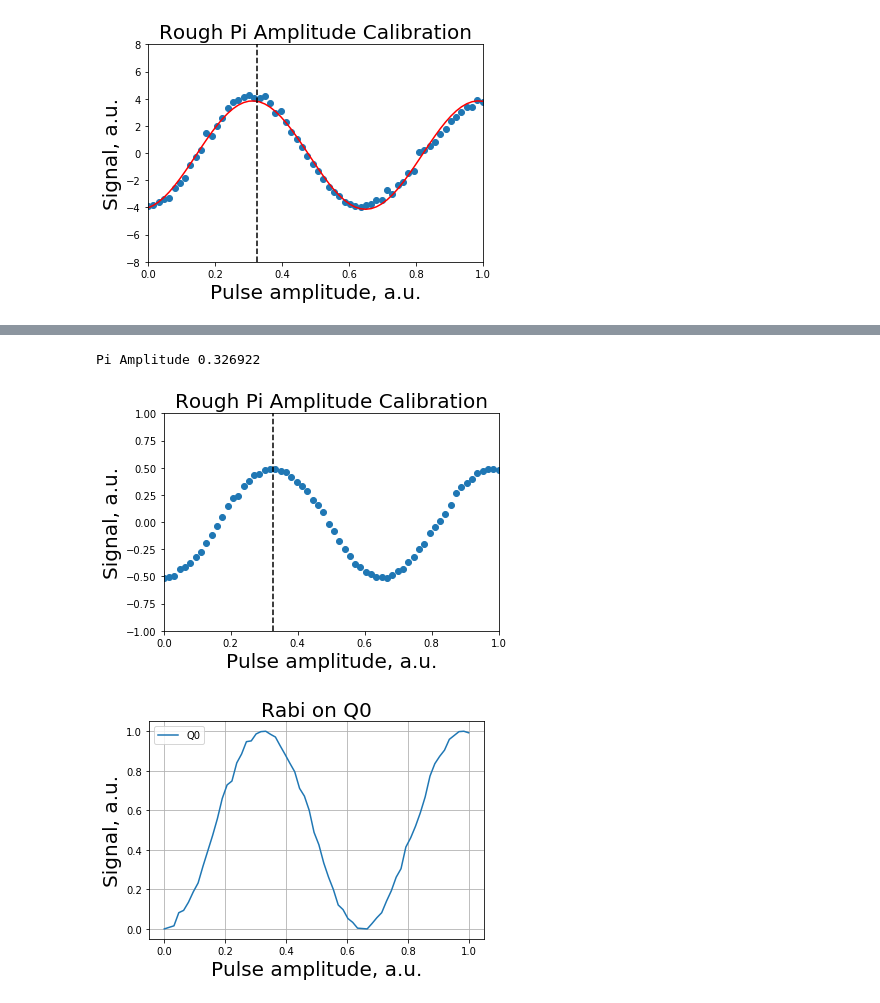
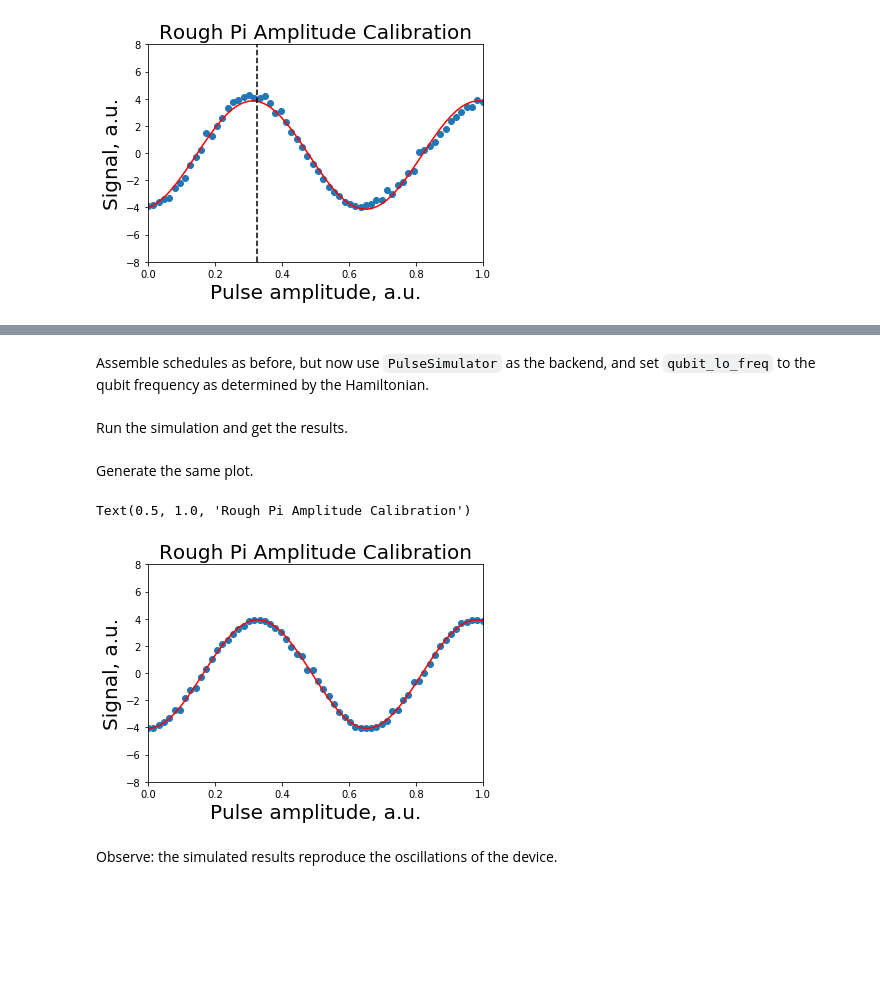
Before and after one commit to Qiskit/qiskit-tutorials, a Jupyter notebook: qiskit/advanced/aer/pulse_simulator_from_backend.ipynb, the cells around one changed output, grey strips where cells are left out. Cells and saved outputs as stored; diff of their text form; code cells hidden in the pictures; blank space fills up the shorter version.

```diff
--- a/qiskit/advanced/aer/pulse_simulator_from_backend.ipynb
+++ b/qiskit/advanced/aer/pulse_simulator_from_backend.ipynb
@@ -151,8 +175,9 @@ getattr(armonk_backend.configuration(), 'hamiltonian')['vars']['wq0'] = getattr(
 # %%
 armonk_model = PulseSystemModel.from_backend(armonk_backend)
+
+backend_sim = PulseSimulator()
-# %%
-# Get pulse simulator backend
-backend_sim = qiskit.Aer.get_backend('pulse_simulator')
+# %% [markdown]
+Assemble schedules as before, but now use `PulseSimulator` as the backend, and set `qubit_lo_freq` to the qubit frequency as determined by the Hamiltonian.
 # %%
 qubit_lo_freq = armonk_model.hamiltonian.get_qubit_lo_from_drift()
 
@@ -162,5 +187,7 @@ rabi_qobj_sim = assemble(schedules,
                          meas_level=1,
                          meas_return='avg',
                          shots=shots)
+# %% [markdown]
+Run the simulation and get the results.
 # %%
 sim_result = backend_sim.run(rabi_qobj_sim, armonk_model).result()
@@ -168,37 +194,28 @@ sim_result = backend_sim.run(rabi_qobj_sim, armonk_model).result()
+# %% [markdown]
+Generate the same plot.
 # %%
+# set the scale factor to 8 to get the same data limits as the armonk backend
+scale_factor = 8
+
+# extract data
 qubit_rabi_data = np.ones(exps, dtype=np.complex_)
 for i in range(exps):
-    qubit_rabi_data[i] = sim_result.get_memory(i)[qubit]#*scale_factor
+    qubit_rabi_data[i] = sim_result.get_memory(i)[qubit]*scale_factor
 
+sim_amp_data = get_amplitude(qubit_rabi_data)
 
-def get_amplitude(vec):
-    i_signal = np.imag(vec)
-    r_signal = np.real(vec)
+# fit the data
+fit_func = lambda x,A,B,Omega,phi: (A*np.cos(2*np.pi*x/Omega+phi)+B)
+fitparams, conv = curve_fit(fit_func, drive_amps, sim_amp_data, [7.0,0.0,1.0,0.3])
 
-    mvec = [np.mean(r_signal), np.mean(i_signal)]
-
-    src_mat = np.vstack((r_signal - mvec[0], i_signal - mvec[1])).T
-    (_, _, v_mat) = np.linalg.svd(src_mat)
-
-    dvec = v_mat[0, 0:2]
-
-    if dvec.dot(mvec) < 0:
-        dvec = -dvec
-
-    return src_mat.dot(dvec)
-
-rabi_amp_data = get_amplitude(qubit_rabi_data)
-
-
+# plot
 plt.scatter(drive_amps, rabi_amp_data)
-plt.axvline(pi_amp, color='black', linestyle='dashed')
+plt.plot(drive_amps, fit_func(drive_amps, *fitparams), color='red')
 plt.xlim(0, 1)
-plt.ylim(-1, 1)
+plt.ylim(-8, 8)
 plt.xlabel('Pulse amplitude, a.u.', fontsize=20)
 plt.ylabel('Signal, a.u.', fontsize=20)
 plt.title('Rough Pi Amplitude Calibration', fontsize=20)
-
-print('Pi Amplitude %f'%(pi_amp))
 # %% [output]
-Pi Amplitude 0.326922
+Text(0.5, 1.0, 'Rough Pi Amplitude Calibration')
-[figure, old version]
+[figure, new version]
@@ -237,4 +222,2 @@ def rabi_plot(sim_results):
-# %%
-rabi_plot(sim_result)
-# %% [output]
-[figure, removed]
+# %% [markdown]
+Observe: the simulated results reproduce the oscillations of the device.
```
Also changed, not shown: parts of 26 cells of this notebook.
